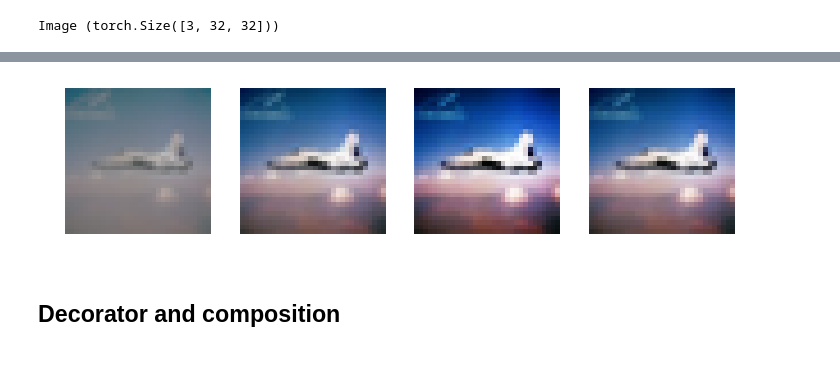
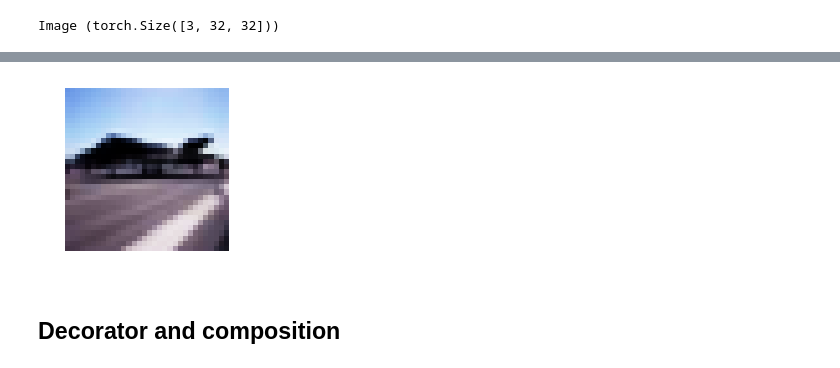
Before and after one commit to anhquan0412/fastai_v1, a Jupyter notebook: my_note/002_images.ipynb, the cells around one changed output, grey strips where cells are left out. Cells and saved outputs as stored; diff of their text form; code cells hidden in the pictures.

Commit message:
add note to new 002_images

```diff
--- a/my_note/002_images.ipynb
+++ b/my_note/002_images.ipynb
@@ -818,6 +544,0 @@ class TfmLighting(Transform):
-# %%
-def brightness(x, change:uniform) -> TfmLighting:
-    return x.add_(scipy.special.logit(change))
-
-def contrast(x, scale:log_uniform) -> TfmLighting:
-    return x.mul_(scale)
@@ -861,10 +545,5 @@ for ax in axes:
-# %%
-tfm = contrast_tfm(scale=(0.3,3), p=1)
-
-_,axes = plt.subplots(1,4, figsize=(12,3))
-for ax in axes:
-    tfm.resolve()
-    show_image(apply_lighting(tfm)(x()), ax)
-# %% [output]
-[figure, removed]
+# %%
+x().lighting(contrast, 2).show()
+# %% [output]
+[figure, added]
 # %% [markdown]
```
Also changed, not shown: parts of 88 cells of this notebook.
